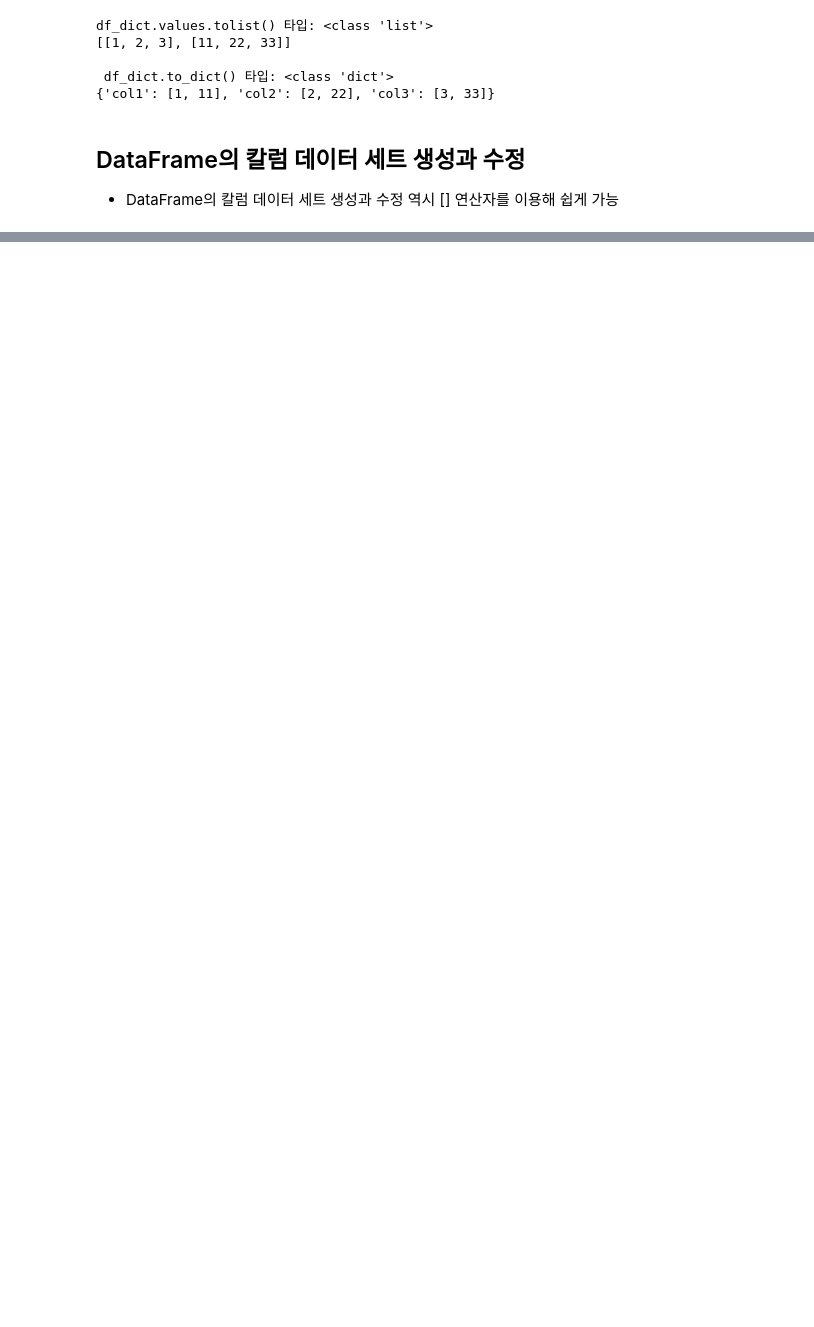
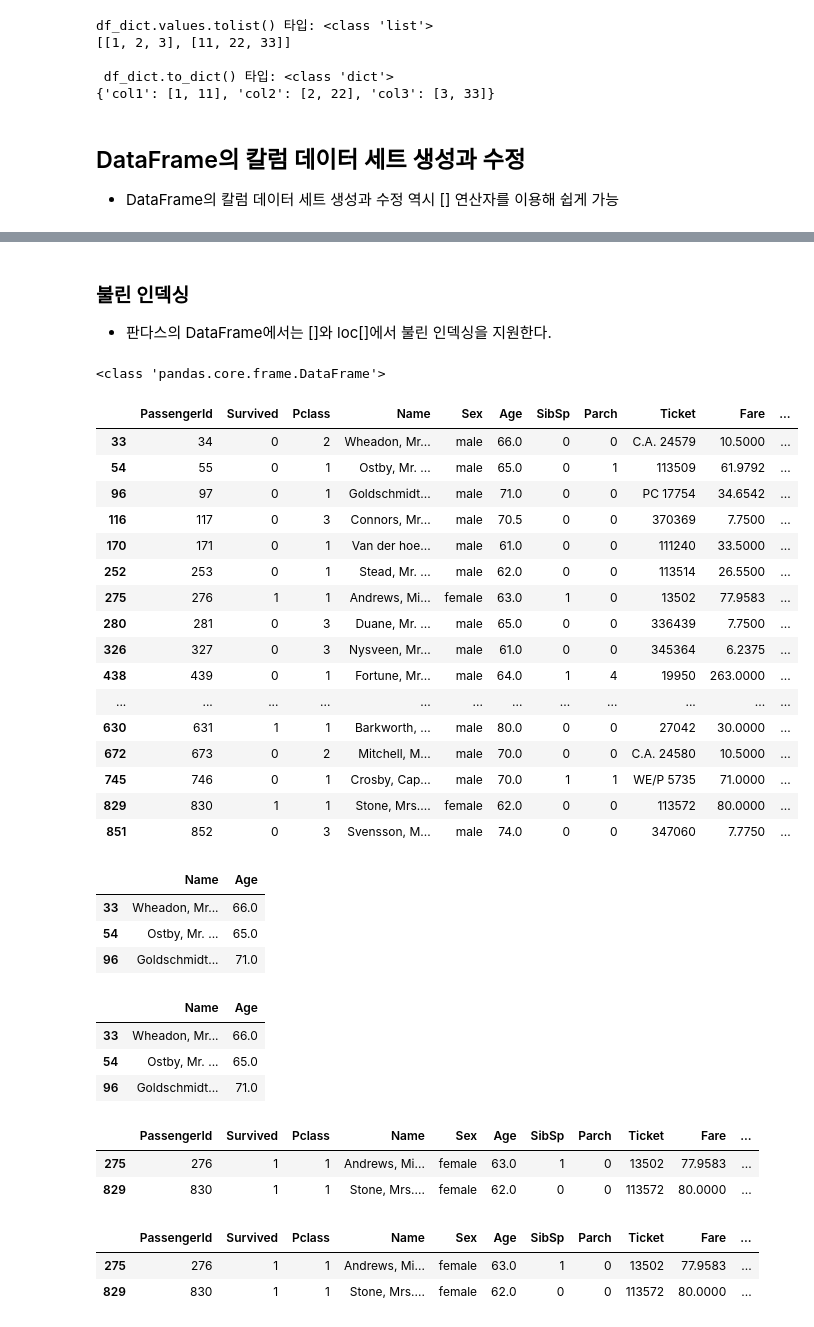
Before and after one commit to D0won/2025-machine-learning-study, a Jupyter notebook: pandas.ipynb, the cells around one changed output, grey strips where cells are left out. Saved outputs shown, nothing was run; the diff lists cells and outputs as text; code cells hidden in the pictures; blank space fills up the shorter version.

```diff
--- a/pandas.ipynb
+++ b/pandas.ipynb
@@ -303,0 +323,11 @@ titanic_drop_df.head(3)
+# %%
+# axix = 0 으로 설정해 index 0,1,2(맨 위 3개 데이터) 로우를 삭제
+pd.set_option('display.width', 1000)
+pd.set_option('display.max_colwidth', 15)
+print('#### before axis 0 drop ####')
+print(titanic_df.head(3))
+
+titanic_df.drop([0,1,2], axis=0, inplace=True)
+
+print('#### after axis 0 drop ####')
+print(titanic_df.head(3))
@@ -303,0 +562,64 @@ titanic_drop_df.head(3)
+# %% [markdown]
+### 불린 인덱싱
+
+- 판다스의 DataFrame에서는 []와 loc[]에서 불린 인덱싱을 지원한다.
+# %%
+# 새로 불러옴
+titanic_df = pd.read_csv('titanic_train.csv')
+# 나이가 60 이상인 사람들만 추출
+titanic_boolean = titanic_df[titanic_df['Age'] > 60]
+print(type(titanic_boolean))
+titanic_boolean
+# %% [output]
+<class 'pandas.core.frame.DataFrame'>
+|  | PassengerId | Survived | Pclass | Name | Sex | Age | SibSp | Parch | Ticket | Fare | ... |
+| 33 | 34 | 0 | 2 | Wheadon, Mr... | male | 66.0 | 0 | 0 | C.A. 24579 | 10.5000 | ... |
+| 54 | 55 | 0 | 1 | Ostby, Mr. ... | male | 65.0 | 0 | 1 | 113509 | 61.9792 | ... |
+| 96 | 97 | 0 | 1 | Goldschmidt... | male | 71.0 | 0 | 0 | PC 17754 | 34.6542 | ... |
+| 116 | 117 | 0 | 3 | Connors, Mr... | male | 70.5 | 0 | 0 | 370369 | 7.7500 | ... |
+| 170 | 171 | 0 | 1 | Van der hoe... | male | 61.0 | 0 | 0 | 111240 | 33.5000 | ... |
+| 252 | 253 | 0 | 1 | Stead, Mr. ... | male | 62.0 | 0 | 0 | 113514 | 26.5500 | ... |
+| 275 | 276 | 1 | 1 | Andrews, Mi... | female | 63.0 | 1 | 0 | 13502 | 77.9583 | ... |
+| 280 | 281 | 0 | 3 | Duane, Mr. ... | male | 65.0 | 0 | 0 | 336439 | 7.7500 | ... |
+| 326 | 327 | 0 | 3 | Nysveen, Mr... | male | 61.0 | 0 | 0 | 345364 | 6.2375 | ... |
+| 438 | 439 | 0 | 1 | Fortune, Mr... | male | 64.0 | 1 | 4 | 19950 | 263.0000 | ... |
+| ... | ... | ... | ... | ... | ... | ... | ... | ... | ... | ... | ... |
+| 630 | 631 | 1 | 1 | Barkworth, ... | male | 80.0 | 0 | 0 | 27042 | 30.0000 | ... |
+| 672 | 673 | 0 | 2 | Mitchell, M... | male | 70.0 | 0 | 0 | C.A. 24580 | 10.5000 | ... |
+| 745 | 746 | 0 | 1 | Crosby, Cap... | male | 70.0 | 1 | 1 | WE/P 5735 | 71.0000 | ... |
+| 829 | 830 | 1 | 1 | Stone, Mrs.... | female | 62.0 | 0 | 0 | 113572 | 80.0000 | ... |
+| 851 | 852 | 0 | 3 | Svensson, M... | male | 74.0 | 0 | 0 | 347060 | 7.7750 | ... |
+# %%
+# 나이가 60 이상인 사람들의 이름과 나이만 추출
+titanic_df[titanic_df['Age'] > 60][['Name','Age']].head(3)
+# %% [output]
+|  | Name | Age |
+| 33 | Wheadon, Mr... | 66.0 |
+| 54 | Ostby, Mr. ... | 65.0 |
+| 96 | Goldschmidt... | 71.0 |
+# %%
+# loc[] 이용
+titanic_df.loc[titanic_df['Age'] > 60, ['Name', 'Age']].head(3)
+# %% [output]
+|  | Name | Age |
+| 33 | Wheadon, Mr... | 66.0 |
+| 54 | Ostby, Mr. ... | 65.0 |
+| 96 | Goldschmidt... | 71.0 |
+# %%
+# AND 연산자(&),OR 연산자(|), Not 연산자(~) 사용 가능
+titanic_df[(titanic_df['Age'] > 60) & (titanic_df['Pclass']==1) &
+           (titanic_df['Sex']=='female')]
+# %% [output]
+|  | PassengerId | Survived | Pclass | Name | Sex | Age | SibSp | Parch | Ticket | Fare | ... |
+| 275 | 276 | 1 | 1 | Andrews, Mi... | female | 63.0 | 1 | 0 | 13502 | 77.9583 | ... |
+| 829 | 830 | 1 | 1 | Stone, Mrs.... | female | 62.0 | 0 | 0 | 113572 | 80.0000 | ... |
+# %%
+# 개별 조건을변수에 할당 후 변수 결합하여 불린 인덱싱 수행
+cond1 = titanic_df['Age'] > 60
+cond2 = titanic_df['Pclass'] == 1
+cond3 = titanic_df['Sex'] == 'female'
+titanic_df[cond1 & cond2 & cond3]
+# %% [output]
+|  | PassengerId | Survived | Pclass | Name | Sex | Age | SibSp | Parch | Ticket | Fare | ... |
+| 275 | 276 | 1 | 1 | Andrews, Mi... | female | 63.0 | 1 | 0 | 13502 | 77.9583 | ... |
+| 829 | 830 | 1 | 1 | Stone, Mrs.... | female | 62.0 | 0 | 0 | 113572 | 80.0000 | ... |
```
Also changed, not shown: parts of 28 cells of this notebook.
